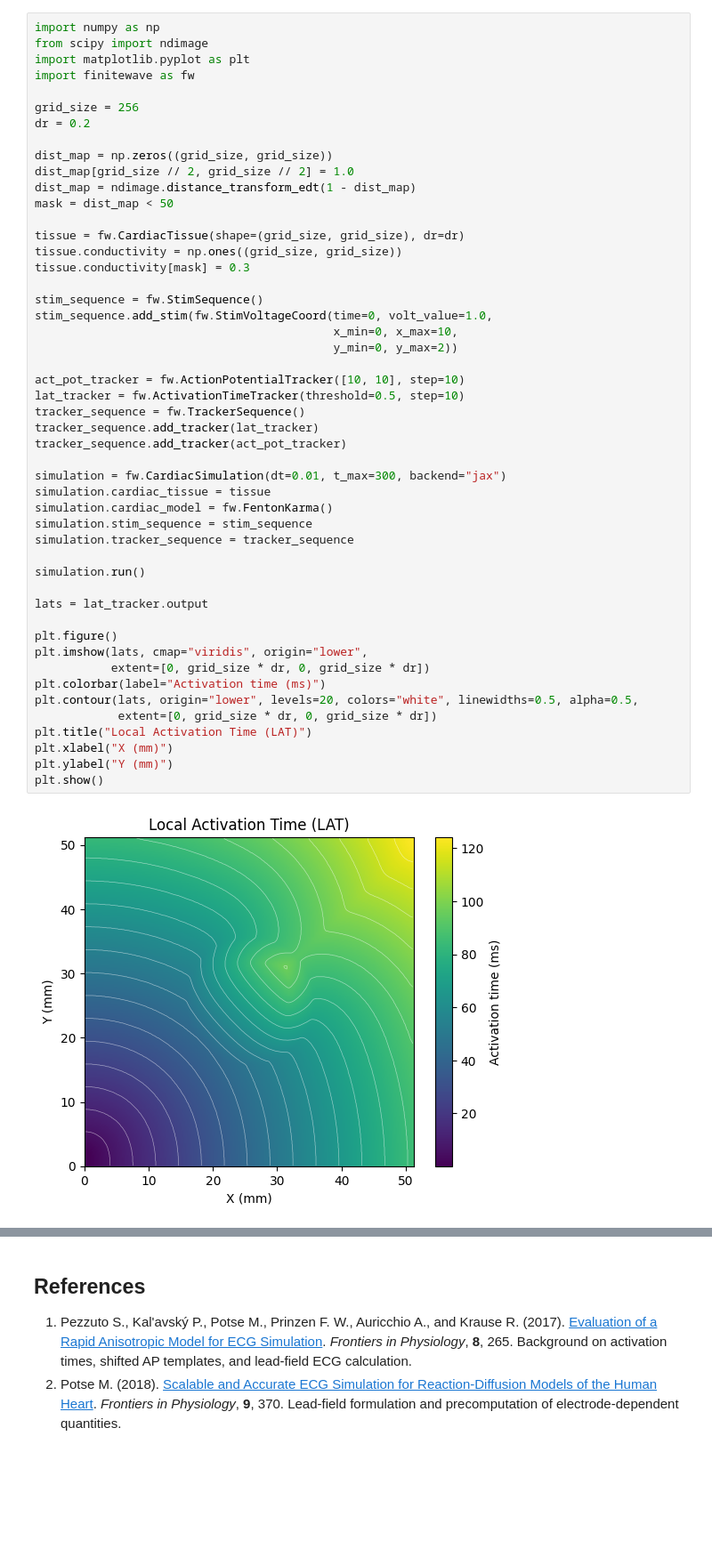
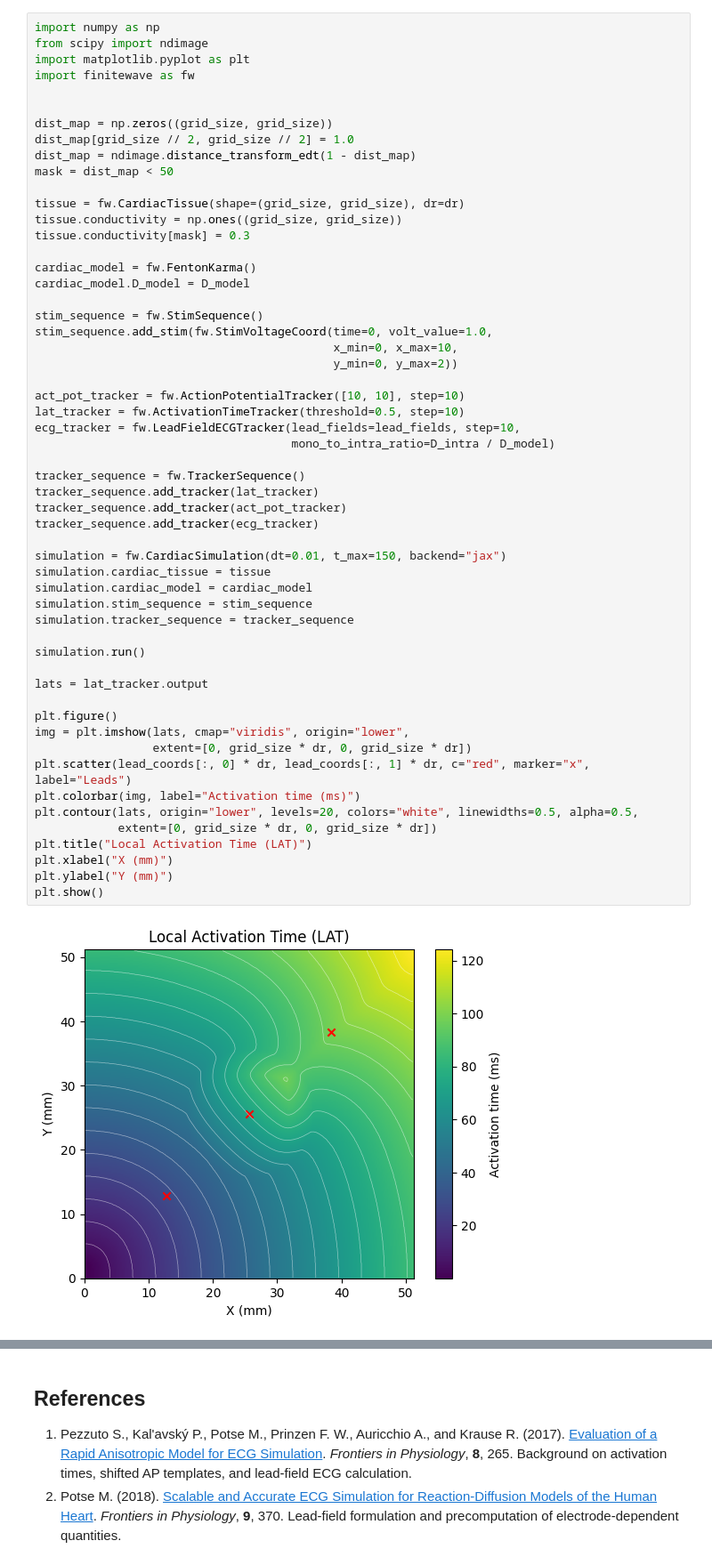
Before and after one commit to finitewave/Finitewave-Tools, a Jupyter notebook: Tutorials/LAT based Electrograms.ipynb, the cells around one changed output, grey strips where cells are left out. Shown at 89% size. Drawn from its saved outputs; the diff is of its cells as text; blank space fills up the shorter version.

```diff
--- a/Tutorials/LAT based Electrograms.ipynb
+++ b/Tutorials/LAT based Electrograms.ipynb
@@ -16,8 +100,6 @@ from scipy import ndimage
 import matplotlib.pyplot as plt
 import finitewave as fw
 
-grid_size = 256
-dr = 0.2
 
 dist_map = np.zeros((grid_size, grid_size))
 dist_map[grid_size // 2, grid_size // 2] = 1.0
@@ -28,37 +110,45 @@ tissue = fw.CardiacTissue(shape=(grid_size, grid_size), dr=dr)
 tissue.conductivity = np.ones((grid_size, grid_size))
 tissue.conductivity[mask] = 0.3
 
+cardiac_model = fw.FentonKarma()
+cardiac_model.D_model = D_model
+
 stim_sequence = fw.StimSequence()
 stim_sequence.add_stim(fw.StimVoltageCoord(time=0, volt_value=1.0,
                                            x_min=0, x_max=10,
                                            y_min=0, y_max=2))
 
 act_pot_tracker = fw.ActionPotentialTracker([10, 10], step=10)
 lat_tracker = fw.ActivationTimeTracker(threshold=0.5, step=10)
+ecg_tracker = fw.LeadFieldECGTracker(lead_fields=lead_fields, step=10,
+                                     mono_to_intra_ratio=D_intra / D_model)
+
 tracker_sequence = fw.TrackerSequence()
 tracker_sequence.add_tracker(lat_tracker)
 tracker_sequence.add_tracker(act_pot_tracker)
+tracker_sequence.add_tracker(ecg_tracker)
 
-simulation = fw.CardiacSimulation(dt=0.01, t_max=300, backend="jax")
+simulation = fw.CardiacSimulation(dt=0.01, t_max=150, backend="jax")
 simulation.cardiac_tissue = tissue
-simulation.cardiac_model = fw.FentonKarma()
+simulation.cardiac_model = cardiac_model
 simulation.stim_sequence = stim_sequence
 simulation.tracker_sequence = tracker_sequence
 
 simulation.run()
 
 lats = lat_tracker.output
 
 plt.figure()
-plt.imshow(lats, cmap="viridis", origin="lower",
-           extent=[0, grid_size * dr, 0, grid_size * dr])
-plt.colorbar(label="Activation time (ms)")
+img = plt.imshow(lats, cmap="viridis", origin="lower",
+                 extent=[0, grid_size * dr, 0, grid_size * dr])
+plt.scatter(lead_coords[:, 0] * dr, lead_coords[:, 1] * dr, c="red", marker="x", label="Leads")
+plt.colorbar(img, label="Activation time (ms)")
 plt.contour(lats, origin="lower", levels=20, colors="white", linewidths=0.5, alpha=0.5,
             extent=[0, grid_size * dr, 0, grid_size * dr])
 plt.title("Local Activation Time (LAT)")
 plt.xlabel("X (mm)")
 plt.ylabel("Y (mm)")
 plt.show()
 # %% [output]
-[figure, old version]
+[figure, new version]
 # %% [markdown]
```
Also changed, not shown: parts of 14 cells of this notebook, 4 other files.
